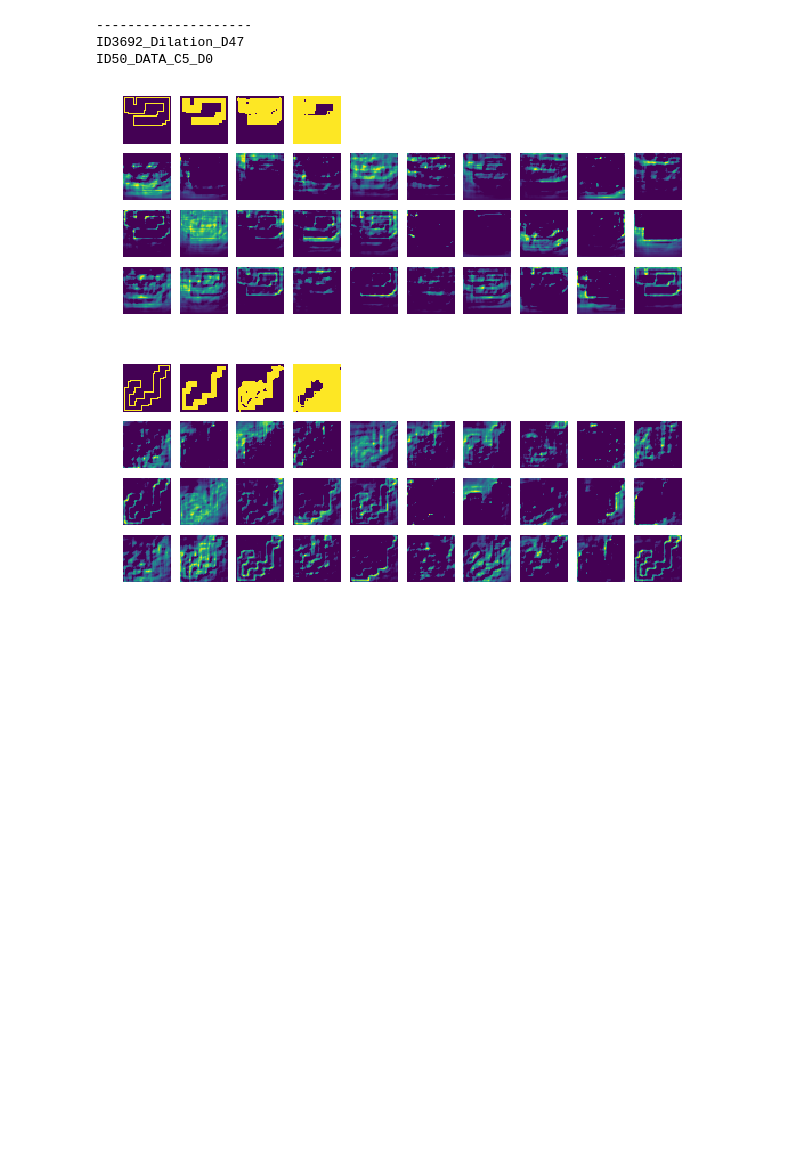
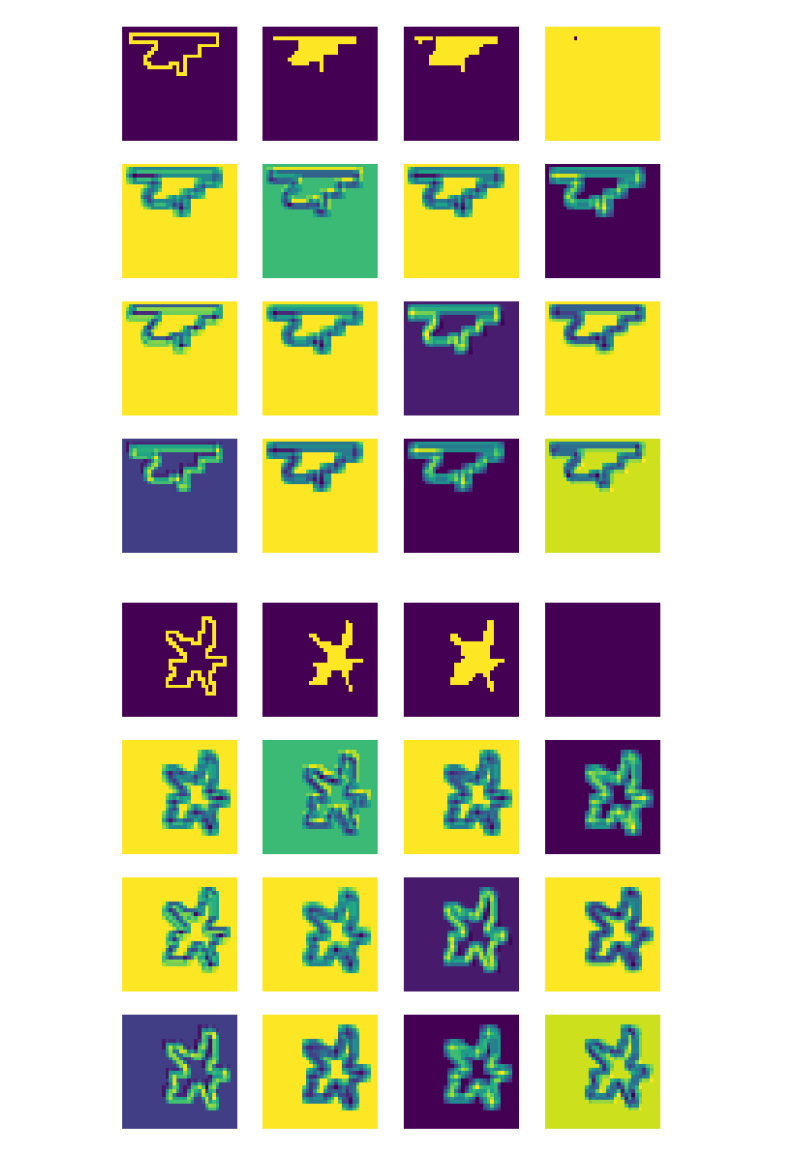
Before and after one commit to ssundaram21/symmetry, a Jupyter notebook: activations.ipynb, the cells around one changed output. Drawn from its saved outputs; the diff is of its cells as text; code cells hidden in the pictures; blank space fills up the shorter version.

Commit message:
Visualization

```diff
--- a/activations.ipynb
+++ b/activations.ipynb
@@ -1,5 +1,5 @@
 # %%
-NET = 'dilation'
+NET = 'multi_lstm'
 # %%
 import tensorflow as tf
 import datasets
@@ -38,45 +33,42 @@ opt_datasets[50]
 # %%
 import matplotlib.pyplot as plt
 
-for opt in [run_opt[7]]:
+for opt in [run_opt[1]]:
 
-    for opt_data in [opt_datasets[50]]:
-        with open(opt.log_dir_base + opt.name + '/results/activations_DATA' + opt_data.log_name + '.pkl', 'rb') as f:
+    for opt_data in [opt_datasets[48]]:
+        with open(opt.log_dir_base + opt.name + '/results/activations_train_DATA' + opt_data.log_name + '.pkl', 'rb') as f:
             data_point = pickle.load(f)
 
         print('--------------------')
         print(opt.name)
         print(opt_data.log_name)
-# %% [output]
---------------------
-ID3692_Dilation_D47
-ID50_DATA_C5_D0
 # %%
 for num_image in range(10):
-    fig = plt.figure(figsize=(10, 4))
-    columns = 10
+    fig = plt.figure(figsize=(10, 10))
+    columns = 4
     rows = 4
 
 
     ax = []
     #for k in range(col*row):
     ax.append( fig.add_subplot(rows, columns, 1) )
     plt.imshow(np.squeeze(data_point[0][1][num_image,:,:]))
     plt.axis('off')
     ax.append( fig.add_subplot(rows, columns, 2) )
     plt.imshow(np.squeeze(data_point[0][2][num_image,:,:]))
     plt.axis('off')
     ax.append( fig.add_subplot(rows, columns, 3) )
     plt.imshow(np.squeeze(data_point[0][3][num_image,:,:]))
     plt.axis('off')
     ax.append( fig.add_subplot(rows, columns, 4) )
     plt.imshow(np.squeeze(data_point[0][4][num_image,:,:]))
     plt.axis('off')
 
+
     for k in range(columns*(rows-1)):
-        ax.append( fig.add_subplot(rows, columns, 11+k) )
-        plt.imshow(np.squeeze(data_point[0][0][4][num_image,:,:,k])) #15:45
+        ax.append( fig.add_subplot(rows, columns, 5+k) )
+        plt.imshow(np.squeeze(data_point[0][0][0][0][0][num_image,:,:,k])) #15:45
         plt.axis('off')
 # %% [output]
-[figure, old version]
+[figure, new version]
-[figure, old version]
+[figure, new version]
```
Also changed, not shown: parts of 6 cells of this notebook, 2 other files.
